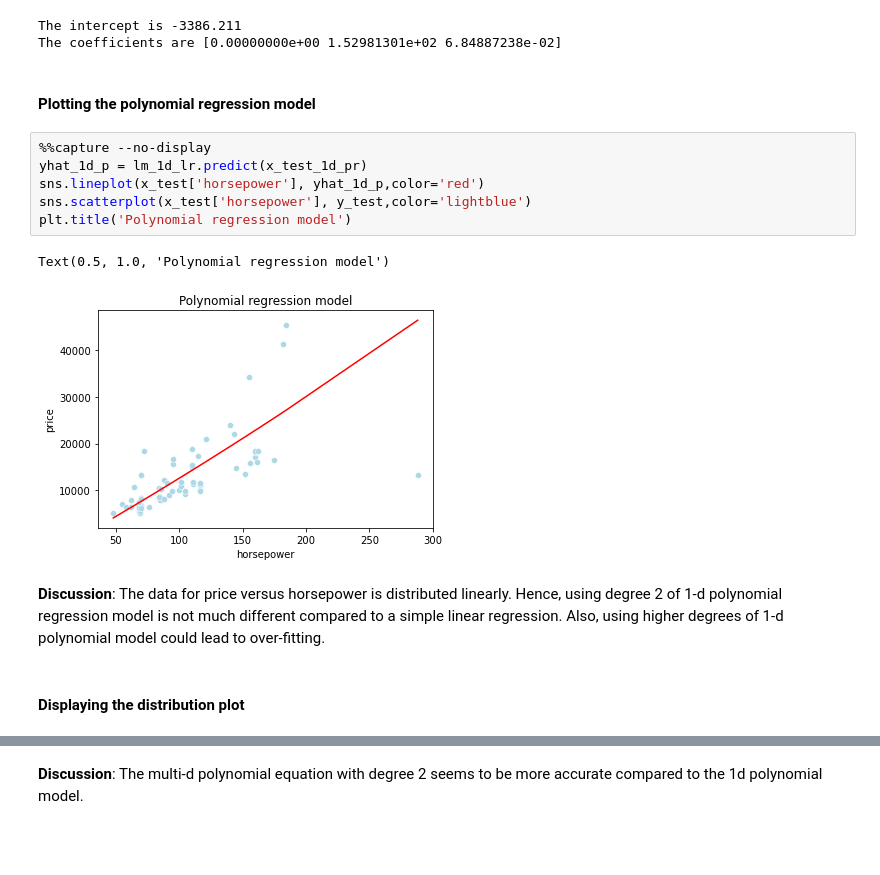
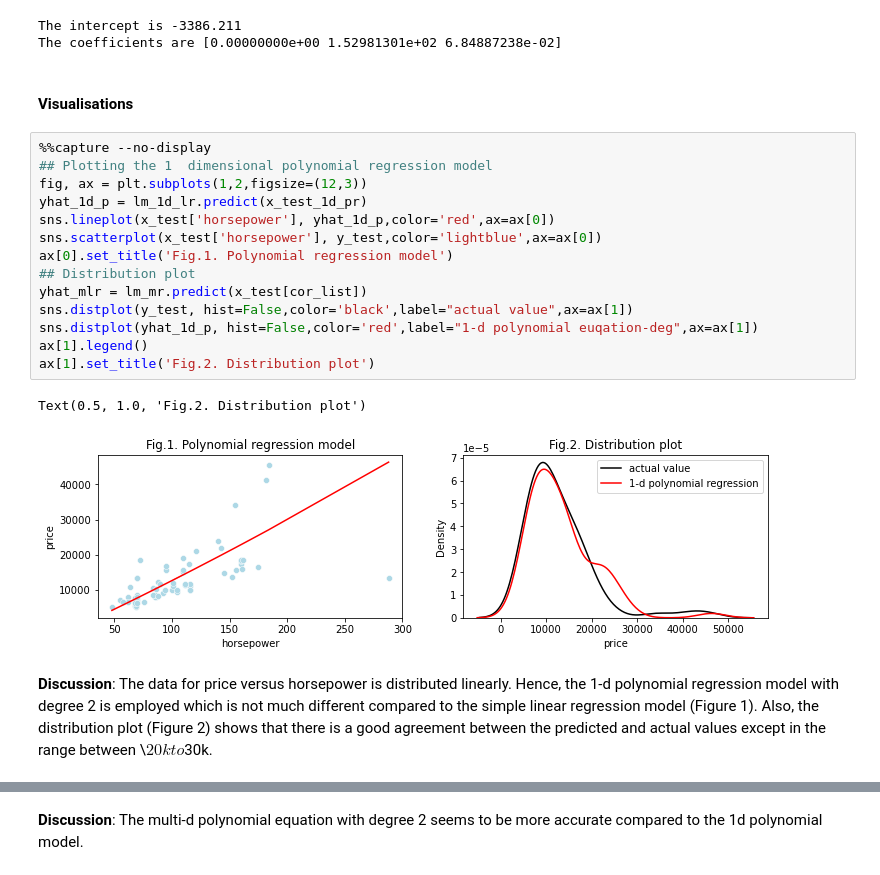
Before and after one commit to Farhad-Davaripour/Step_by_Step_Data_Analysis_Auto_Dataset, a Jupyter notebook: Code_Python.ipynb, the cells around one changed output, grey strips where cells are left out. Drawn from its saved outputs; the diff is of its cells as text; blank space fills up the shorter version.

```diff
--- a/Code_Python.ipynb
+++ b/Code_Python.ipynb
@@ -531,17 +519,23 @@ print(f"The coefficients are {lm_1d_lr.coef_}")
 The intercept is -3386.211
 The coefficients are [0.00000000e+00 1.52981301e+02 6.84887238e-02]
 # %% [markdown]
-#### Plotting the polynomial regression model
+#### Visualisations
 # %%
 %%capture --no-display
+## Plotting the 1  dimensional polynomial regression model
+fig, ax = plt.subplots(1,2,figsize=(12,3))
 yhat_1d_p = lm_1d_lr.predict(x_test_1d_pr)
-sns.lineplot(x_test['horsepower'], yhat_1d_p,color='red')
-sns.scatterplot(x_test['horsepower'], y_test,color='lightblue')
-plt.title('Polynomial regression model')
+sns.lineplot(x_test['horsepower'], yhat_1d_p,color='red',ax=ax[0])
+sns.scatterplot(x_test['horsepower'], y_test,color='lightblue',ax=ax[0])
+ax[0].set_title('Fig.1. Polynomial regression model')
+## Distribution plot
+yhat_mlr = lm_mr.predict(x_test[cor_list])
+sns.distplot(y_test, hist=False,color='black',label="actual value",ax=ax[1])
+sns.distplot(yhat_1d_p, hist=False,color='red',label="1-d polynomial euqation-deg",ax=ax[1])
+ax[1].legend()
+ax[1].set_title('Fig.2. Distribution plot')
 # %% [output]
-Text(0.5, 1.0, 'Polynomial regression model')
+Text(0.5, 1.0, 'Fig.2. Distribution plot')
-[figure, old version]
+[figure, new version]
 # %% [markdown]
-**Discussion**: The data for price versus horsepower is distributed linearly. Hence, using degree 2 of 1-d polynomial regression model is not much different compared to a simple linear regression. Also, using higher degrees of 1-d polynomial model could lead to over-fitting.
+**Discussion**: The data for price versus horsepower is distributed linearly. Hence, the 1-d polynomial regression model with degree 2 is employed which is not much different compared to the simple linear regression model (Figure 1). Also, the distribution plot (Figure 2) shows that there is a good agreement between the predicted and actual values except in the range between \\$20k to $30k.
-# %% [markdown]
-#### Displaying the distribution plot
```
Also changed, not shown: parts of 26 cells of this notebook.
